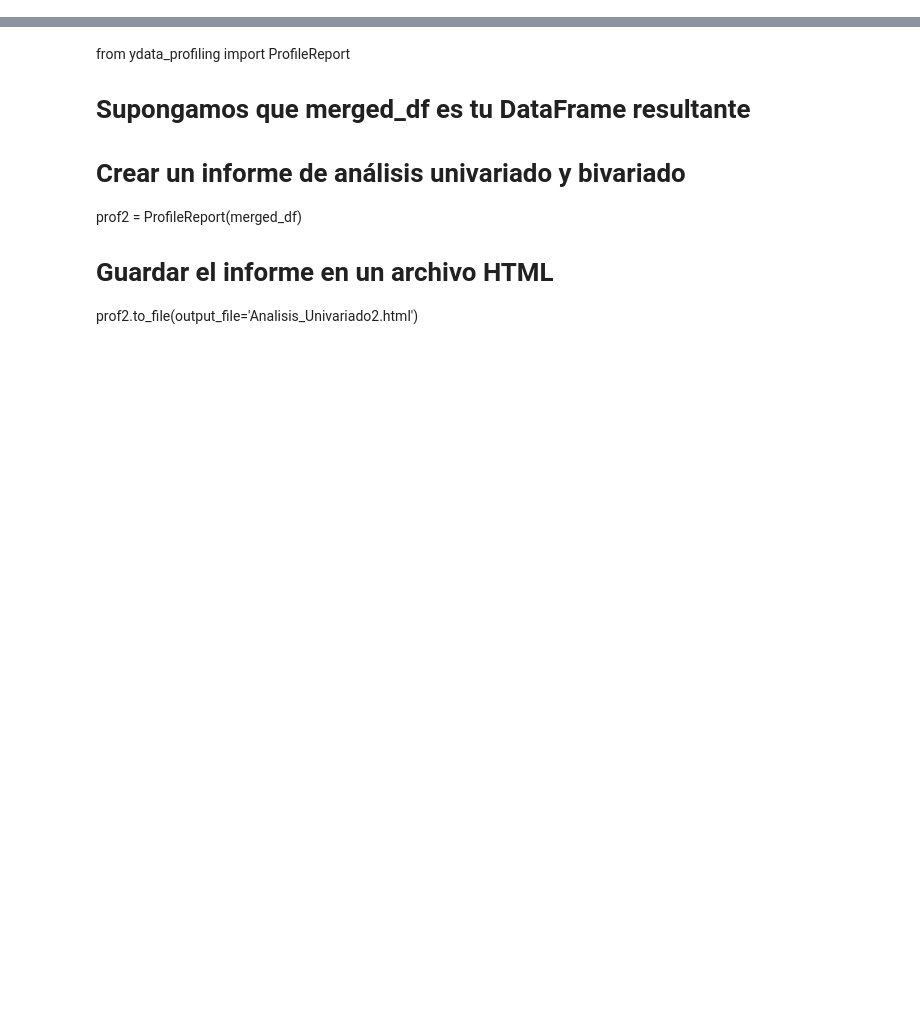
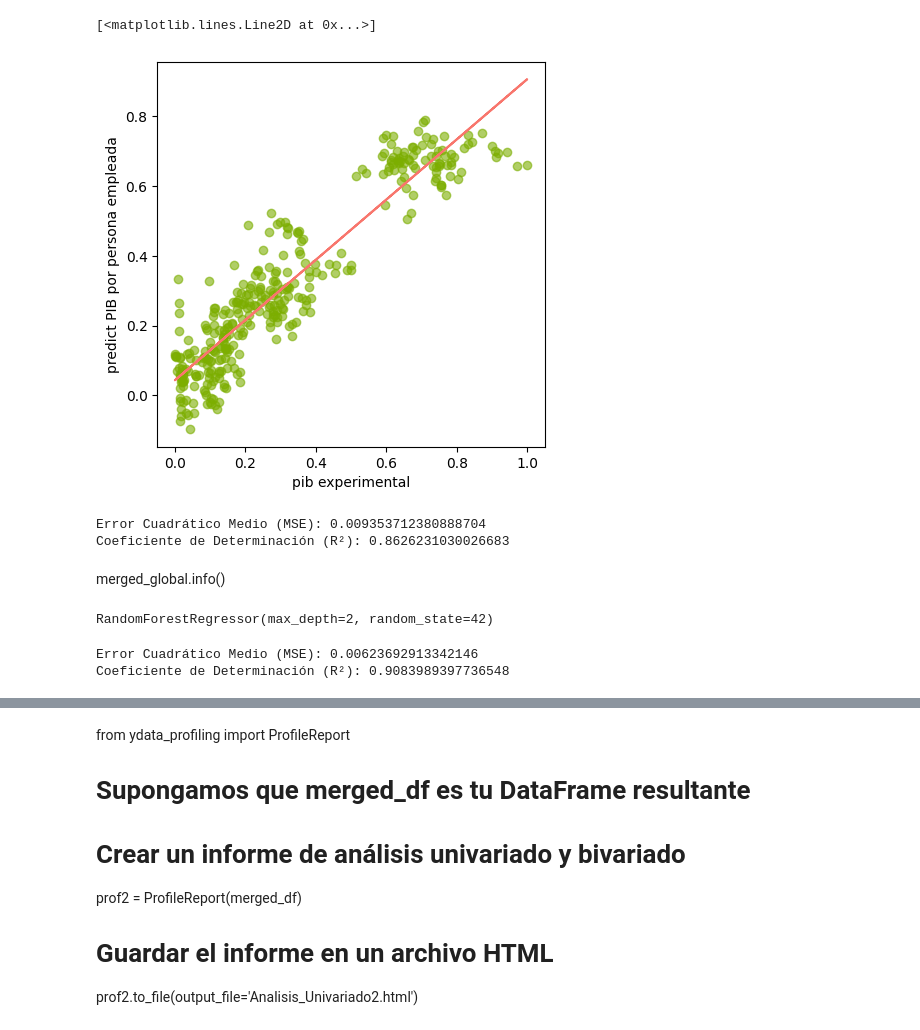
Before and after one commit to JHAA56/CEPAL, a Jupyter notebook: consult_data3.ipynb, the cells around one changed output, grey strips where cells are left out. Saved outputs shown, nothing was run; the diff lists cells and outputs as text; code cells hidden in the pictures; blank space fills up the shorter version.

```diff
--- a/consult_data3.ipynb
+++ b/consult_data3.ipynb
@@ -628,0 +702,35 @@ NameError: name 'main_subset' is not defined
+# %%
+import numpy as np
+plt.figure(figsize=(5,5))
+plt.scatter(x= y_train, y=y_pred_train_lr,c = "#7CAE00",  alpha = 0.6)
+
+z = np.polyfit(y_train, y_pred_train_lr,1)
+p = np.poly1d(z)
+
+plt.ylabel('predict PIB por persona empleada')
+plt.xlabel('pib experimental')
+plt.plot(y_train, p(y_train), "#F8766D")
+# %% [output]
+[<matplotlib.lines.Line2D at 0x...>]
+[figure, added]
+# %%
+from sklearn.metrics import mean_squared_error, r2_score
+
+mse = mean_squared_error(y_test, y_pred_test_lr)
+r2 = r2_score(y_test, y_pred_test_lr)
+
+print(f"Error Cuadrático Medio (MSE): {mse}")
+print(f"Coeficiente de Determinación (R²): {r2}")
+# %% [output]
+Error Cuadrático Medio (MSE): 0.009353712380888704
+Coeficiente de Determinación (R²): 0.8626231030026683
+# %% [markdown]
+merged_global.info()
+# %%
+##randomforest
+from sklearn.ensemble import RandomForestRegressor
+
+rf = RandomForestRegressor(max_depth = 2, random_state=42)
+rf.fit(X_train, y_train)
+# %% [output]
+RandomForestRegressor(max_depth=2, random_state=42)
@@ -628,0 +740,11 @@ NameError: name 'main_subset' is not defined
+# %%
+from sklearn.metrics import mean_squared_error, r2_score
+
+mse = mean_squared_error(y_test, y_pred_test_rf)
+r2 = r2_score(y_test, y_pred_test_rf)
+
+print(f"Error Cuadrático Medio (MSE): {mse}")
+print(f"Coeficiente de Determinación (R²): {r2}")
+# %% [output]
+Error Cuadrático Medio (MSE): 0.00623692913342146
+Coeficiente de Determinación (R²): 0.9083989397736548
```
Also changed, not shown: parts of 26 cells of this notebook, 9 other files.
